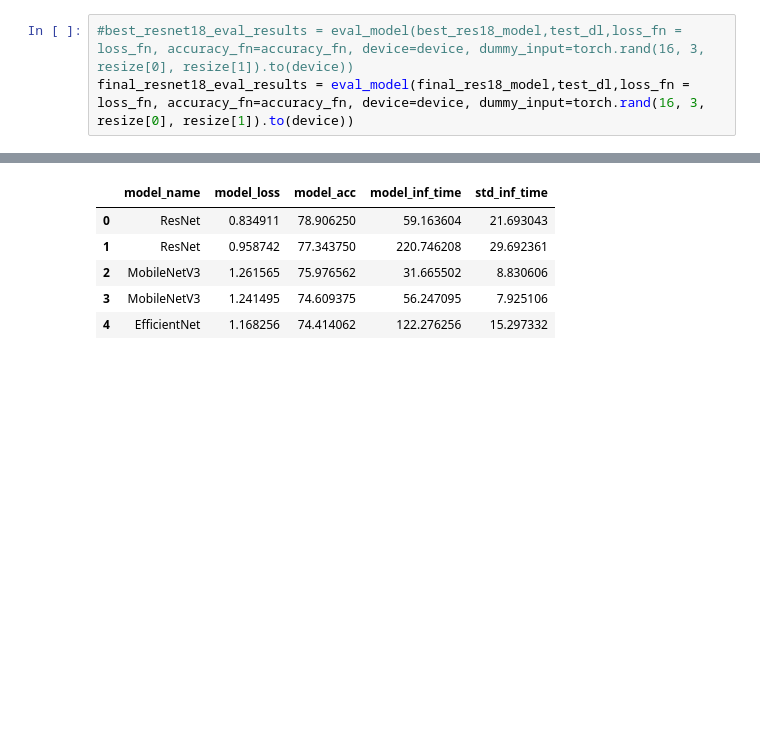
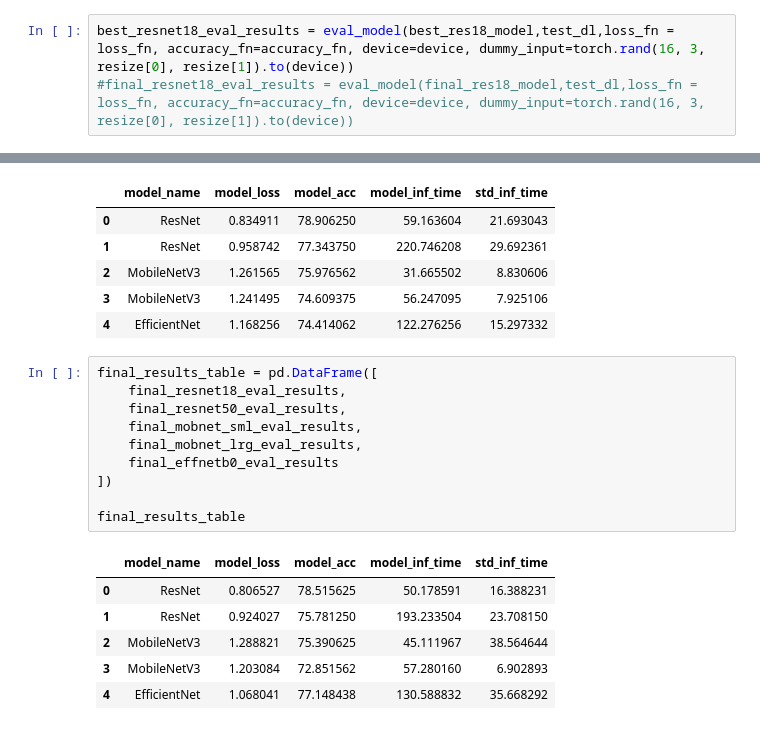
Before and after one commit to J-Mina/AQAUIS, a Jupyter notebook: Code/NAdam_won_resize.ipynb, the cells around one changed output, grey strips where cells are left out. Saved outputs shown, nothing was run; the diff lists cells and outputs as text; blank space fills up the shorter version.

```diff
--- a/Code/NAdam_wor.ipynb
+++ b/Code/NAdam_won_resize.ipynb
@@ -142,8 +142,8 @@ print("Done")
 # %% [output]
 Done
 # %%
-#best_resnet18_eval_results = eval_model(best_res18_model,test_dl,loss_fn = loss_fn, accuracy_fn=accuracy_fn, device=device, dummy_input=torch.rand(16, 3, resize[0], resize[1]).to(device))
-final_resnet18_eval_results = eval_model(final_res18_model,test_dl,loss_fn = loss_fn, accuracy_fn=accuracy_fn, device=device, dummy_input=torch.rand(16, 3, resize[0], resize[1]).to(device))
+best_resnet18_eval_results = eval_model(best_res18_model,test_dl,loss_fn = loss_fn, accuracy_fn=accuracy_fn, device=device, dummy_input=torch.rand(16, 3, resize[0], resize[1]).to(device))
+#final_resnet18_eval_results = eval_model(final_res18_model,test_dl,loss_fn = loss_fn, accuracy_fn=accuracy_fn, device=device, dummy_input=torch.rand(16, 3, resize[0], resize[1]).to(device))
 # %%
 model_name = "ResNet50"
 model = ResNet50
@@ -227,3 +225,20 @@ results_table
 | 2 | MobileNetV3 | 1.261565 | 75.976562 | 31.665502 | 8.830606 |
 | 3 | MobileNetV3 | 1.241495 | 74.609375 | 56.247095 | 7.925106 |
 | 4 | EfficientNet | 1.168256 | 74.414062 | 122.276256 | 15.297332 |
+# %%
+final_results_table = pd.DataFrame([
+    final_resnet18_eval_results,
+    final_resnet50_eval_results,
+    final_mobnet_sml_eval_results,
+    final_mobnet_lrg_eval_results,
+    final_effnetb0_eval_results
+])
+
+final_results_table
+# %% [output]
+|  | model_name | model_loss | model_acc | model_inf_time | std_inf_time |
+| 0 | ResNet | 0.806527 | 78.515625 | 50.178591 | 16.388231 |
+| 1 | ResNet | 0.924027 | 75.781250 | 193.233504 | 23.708150 |
+| 2 | MobileNetV3 | 1.288821 | 75.390625 | 45.111967 | 38.564644 |
+| 3 | MobileNetV3 | 1.203084 | 72.851562 | 57.280160 | 6.902893 |
+| 4 | EfficientNet | 1.068041 | 77.148438 | 130.588832 | 35.668292 |
```
Also changed, not shown: parts of 5 cells of this notebook, 1 other file.
